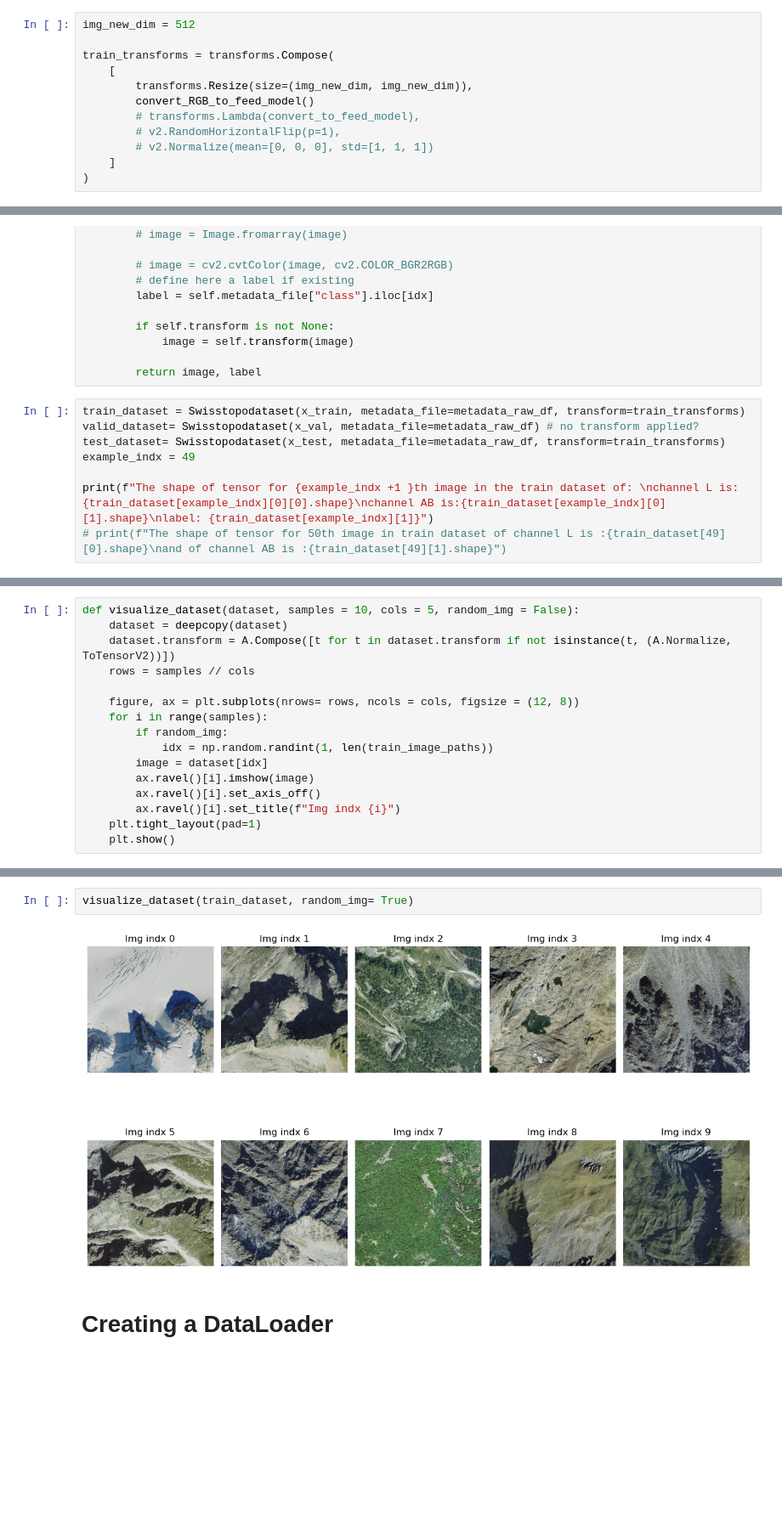
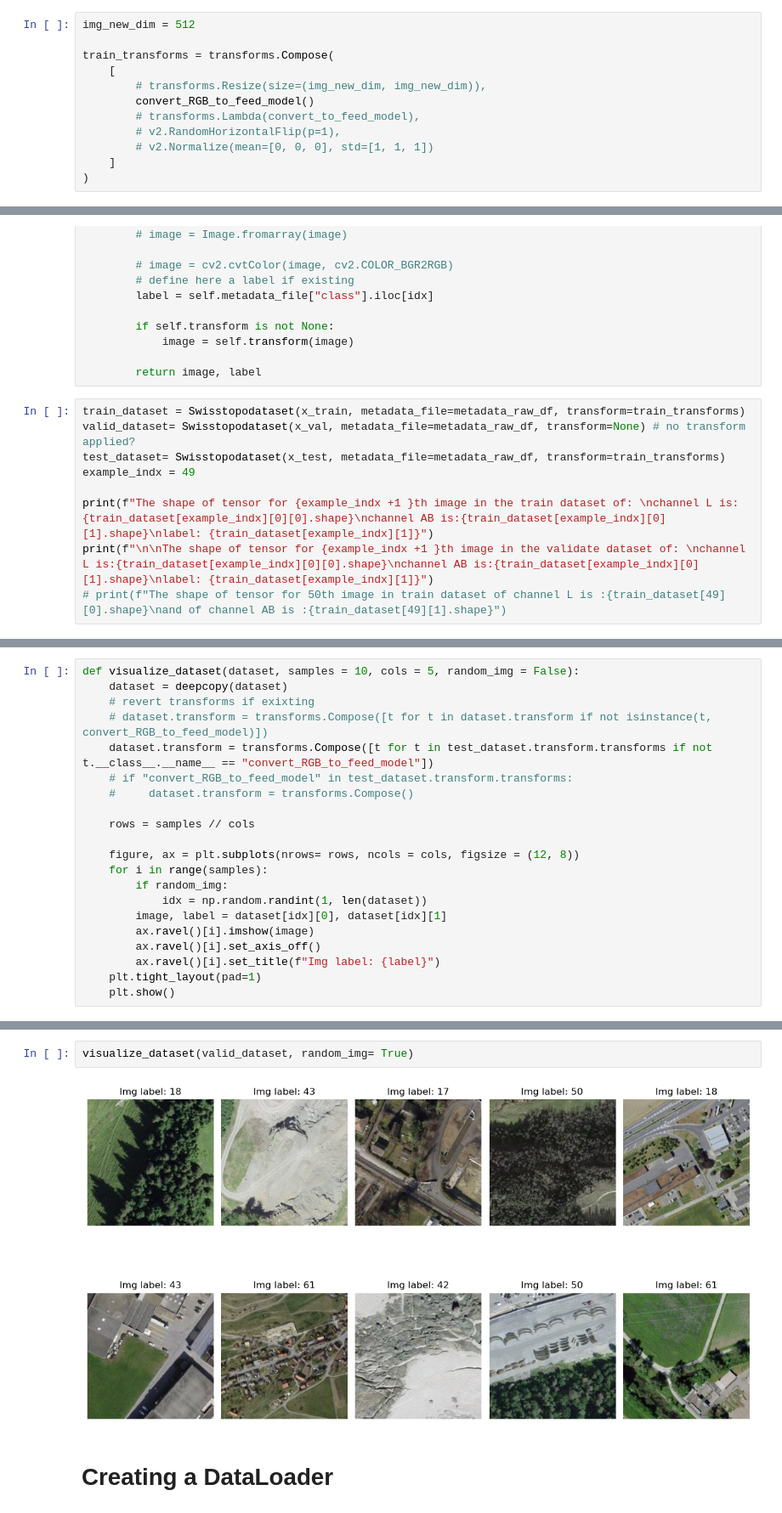
Before and after one commit to tololojo/AML_FinalProject, a Jupyter notebook: scripts/dataclass.ipynb, the cells around one changed output, grey strips where cells are left out. Shown at 85% size. Cells and saved outputs as stored; diff of their text form; blank space fills up the shorter version.

Commit message:
fix visualization

```diff
--- a/scripts/dataclass.ipynb
+++ b/scripts/dataclass.ipynb
@@ -208,7 +230,7 @@ img_new_dim = 512
 
 train_transforms = transforms.Compose(
     [
-        transforms.Resize(size=(img_new_dim, img_new_dim)),
+        # transforms.Resize(size=(img_new_dim, img_new_dim)),
         convert_RGB_to_feed_model()
         # transforms.Lambda(convert_to_feed_model),
         # v2.RandomHorizontalFlip(p=1),
@@ -320,11 +342,12 @@ class Swisstopodataset(Dataset):
         return image, label
 # %%
 train_dataset = Swisstopodataset(x_train, metadata_file=metadata_raw_df, transform=train_transforms)
-valid_dataset= Swisstopodataset(x_val, metadata_file=metadata_raw_df) # no transform applied?
+valid_dataset= Swisstopodataset(x_val, metadata_file=metadata_raw_df, transform=None) # no transform applied?
 test_dataset= Swisstopodataset(x_test, metadata_file=metadata_raw_df, transform=train_transforms)
 example_indx = 49
 
 print(f"The shape of tensor for {example_indx +1 }th image in the train dataset of: \nchannel L is:{train_dataset[example_indx][0][0].shape}\nchannel AB is:{train_dataset[example_indx][0][1].shape}\nlabel: {train_dataset[example_indx][1]}")
+print(f"\n\nThe shape of tensor for {example_indx +1 }th image in the validate dataset of: \nchannel L is:{train_dataset[example_indx][0][0].shape}\nchannel AB is:{train_dataset[example_indx][0][1].shape}\nlabel: {train_dataset[example_indx][1]}")
 # print(f"The shape of tensor for 50th image in train dataset of channel L is :{train_dataset[49][0].shape}\nand of channel AB is :{train_dataset[49][1].shape}")
 # %% [output]
 The shape of tensor for 50th image in the train dataset of:
@@ -336,16 +369,21 @@ label: 61
 # %%
 def visualize_dataset(dataset, samples = 10, cols = 5, random_img = False):
     dataset = deepcopy(dataset)
-    dataset.transform = A.Compose([t for t in dataset.transform if not isinstance(t, (A.Normalize, ToTensorV2))])
+    # revert transforms if exixting
+    # dataset.transform = transforms.Compose([t for t in dataset.transform if not isinstance(t, convert_RGB_to_feed_model)])
+    dataset.transform = transforms.Compose([t for t in test_dataset.transform.transforms if not t.__class__.__name__ == "convert_RGB_to_feed_model"])
+    # if "convert_RGB_to_feed_model" in test_dataset.transform.transforms:
+    #     dataset.transform = transforms.Compose()
+
     rows = samples // cols
 
     figure, ax = plt.subplots(nrows= rows, ncols = cols, figsize = (12, 8))
     for i in range(samples):
         if random_img:
-            idx = np.random.randint(1, len(train_image_paths))
-        image = dataset[idx]
+            idx = np.random.randint(1, len(dataset))
+        image, label = dataset[idx][0], dataset[idx][1]
         ax.ravel()[i].imshow(image)
         ax.ravel()[i].set_axis_off()
-        ax.ravel()[i].set_title(f"Img indx {i}")
+        ax.ravel()[i].set_title(f"Img label: {label}")
     plt.tight_layout(pad=1)
     plt.show()
@@ -356,7 +394,7 @@ train_dataset.__len__()
 # %%
-visualize_dataset(train_dataset, random_img= True)
+visualize_dataset(valid_dataset, random_img= True)
 # %% [output]
-[figure, old version]
+[figure, new version]
 # %% [markdown]
 # Creating a DataLoader
 # %%
```
Also changed, not shown: parts of 11 cells of this notebook.
